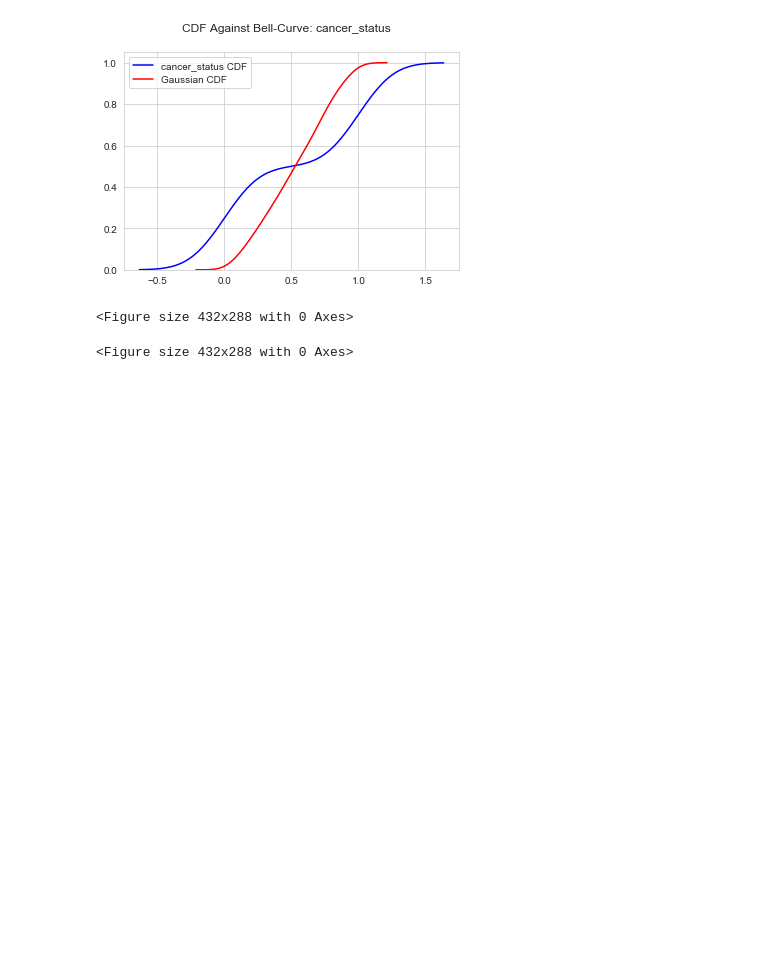
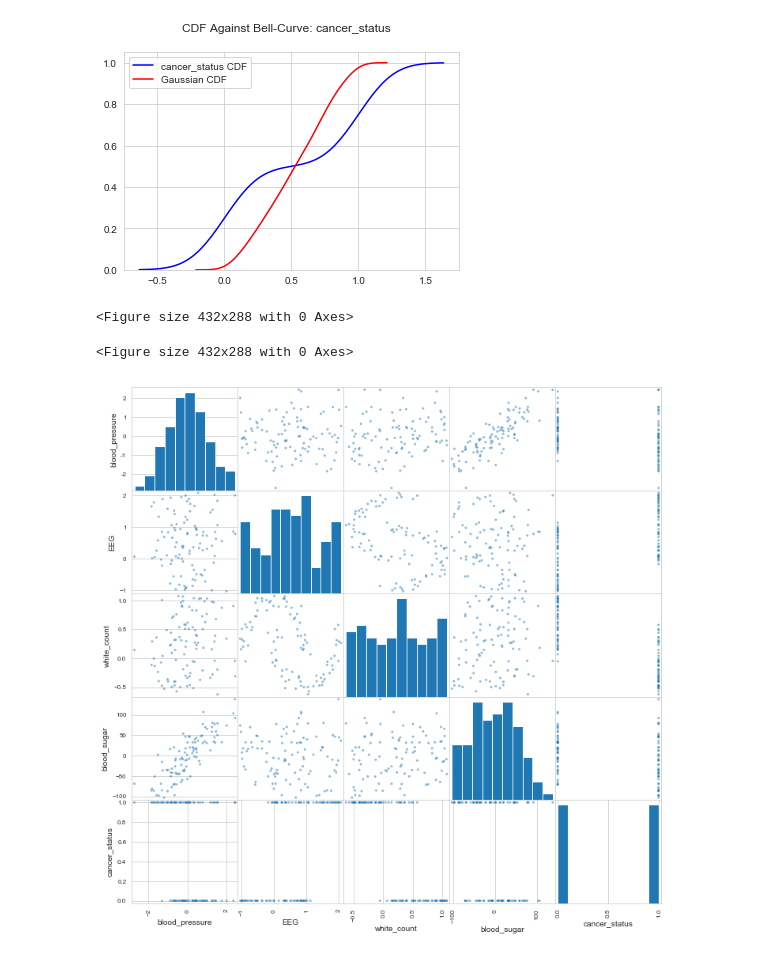
Before and after one commit to pmleffers/ExploratoryToolbox, a Jupyter notebook: Plot Data.ipynb, the cells around one changed output. Drawn from its saved outputs; the diff is of its cells as text; code cells hidden in the pictures; blank space fills up the shorter version.

```diff
--- a/Plot Data.ipynb
+++ b/Plot Data.ipynb
@@ -259,3 +301,9 @@ CDF_plots(data)
 [figure]
 <Figure size 432x288 with 0 Axes>
 <Figure size 432x288 with 0 Axes>
+# %%
+from pandas.plotting import scatter_matrix
+scatter_matrix(data,figsize=(12,12))
+plt.show()
+# %% [output]
+[figure, added]
```
Also changed, not shown: parts of 4 cells of this notebook.
